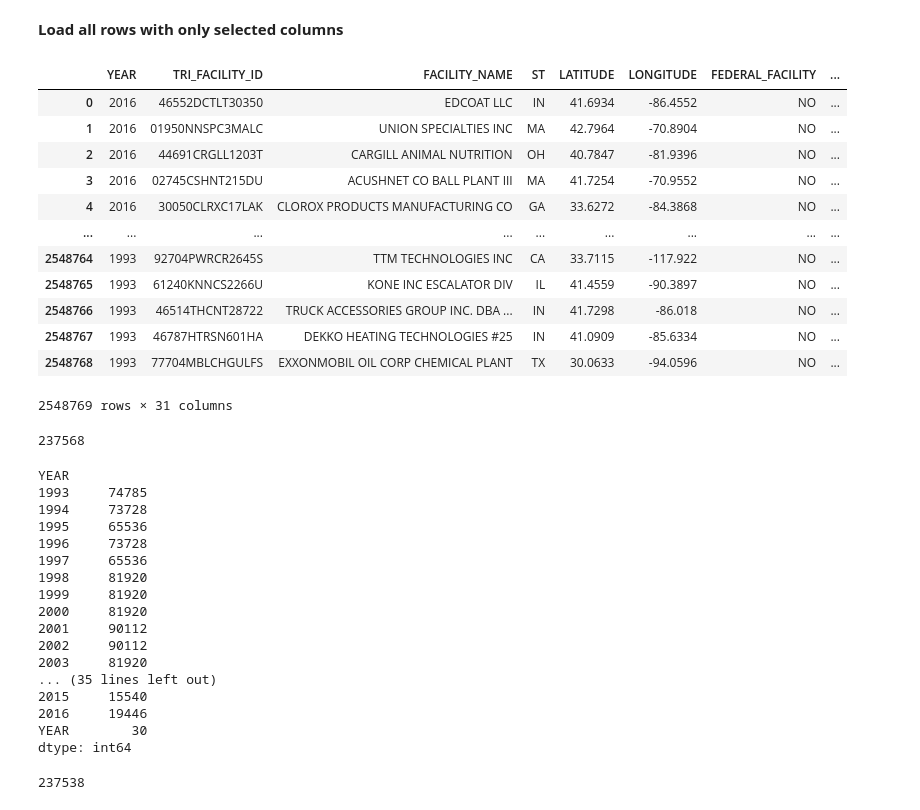
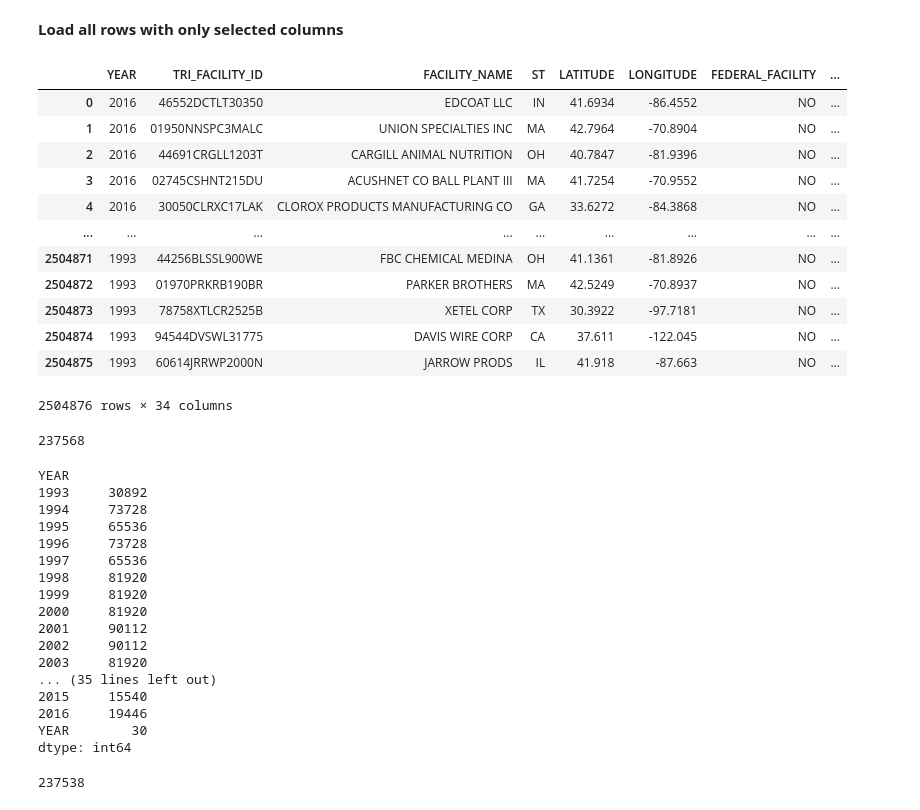
Before and after one commit to vinayakkini101/study-of-toxic-release-inventory, a Jupyter notebook: Toxic_Release_Inventory.ipynb, the cells around one changed output. Cells and saved outputs as stored; diff of their text form; code cells hidden in the pictures.

```diff
--- a/Toxic_Release_Inventory.ipynb
+++ b/Toxic_Release_Inventory.ipynb
@@ -29,31 +28,31 @@ Index(['6.2_M71', '6.2_M81', '6.2_M82', '6.2_M72', '6.2_M63', '6.2_M66',
 # %%
 import pandas as pd
 import numpy as np
 
 df = pd.read_csv('/content/drive/My Drive/255_Dataset/basic_data_files.csv'
                       , sep=','
                       , usecols=['YEAR', 'TRI_FACILITY_ID', 'FACILITY_NAME', 'LATITUDE', 'LONGITUDE','ST','FEDERAL_FACILITY',
                                  'INDUSTRY_SECTOR','CHEMICAL','CLEAR_AIR_ACT_CHEMICAL','CAS_#/COMPOUND_ID', 'CLASSIFICATION', 'METAL', 'METAL_CATEGORY',
                                  'CARCINOGEN','5.1_FUGITIVE_AIR', '5.2_STACK_AIR','5.3_WATER','5.4_UNDERGROUND','5.5.1_LANDFILLS',
                                  '5.5.2_LAND_TREATMENT','5.5.3_SURFACE_IMPOUNDMENT', '5.5.4_OTHER_DISPOSAL','ON-SITE_RELEASE_TOTAL','OFF-SITE_RELEASE_TOTAL',
-                                 'OFF-SITE_RECYCLED_TOTAL','OFF-SITE_RECOVERY_TOTAL','OFF-SITE_TREATED_TOTAL',
-                                 'TOTAL_RELEASES','PROD._WASTE_(8.1_THRU_8.7)','PARENT_COMPANY_NAME'],
-                 nrows = 2548769)
+                                 '8.4_RECYCLING_ON-SITE', ' 8.5_RECYCLING_OFF-SITE','8.6_TREATMENT_ON-SITE', '8.7_TREATMENT_OFF-SITE',
+                                 'OFF-SITE_RECOVERY_TOTAL','OFF-SITE_TREATED_TOTAL','TOTAL_RELEASES','PROD._WASTE_(8.1_THRU_8.7)','PARENT_COMPANY_NAME'],
+                 nrows = 2504876)
 df
 # %% [output]
 |  | YEAR | TRI_FACILITY_ID | FACILITY_NAME | ST | LATITUDE | LONGITUDE | FEDERAL_FACILITY | ... |
 | 0 | 2016 | 46552DCTLT30350 | EDCOAT LLC | IN | 41.6934 | -86.4552 | NO | ... |
 | 1 | 2016 | 01950NNSPC3MALC | UNION SPECIALTIES INC | MA | 42.7964 | -70.8904 | NO | ... |
 | 2 | 2016 | 44691CRGLL1203T | CARGILL ANIMAL NUTRITION | OH | 40.7847 | -81.9396 | NO | ... |
 | 3 | 2016 | 02745CSHNT215DU | ACUSHNET CO BALL PLANT III | MA | 41.7254 | -70.9552 | NO | ... |
 | 4 | 2016 | 30050CLRXC17LAK | CLOROX PRODUCTS MANUFACTURING CO | GA | 33.6272 | -84.3868 | NO | ... |
 | ... | ... | ... | ... | ... | ... | ... | ... | ... |
-| 2548764 | 1993 | 92704PWRCR2645S | TTM TECHNOLOGIES INC | CA | 33.7115 | -117.922 | NO | ... |
-| 2548765 | 1993 | 61240KNNCS2266U | KONE INC ESCALATOR DIV | IL | 41.4559 | -90.3897 | NO | ... |
-| 2548766 | 1993 | 46514THCNT28722 | TRUCK ACCESSORIES GROUP INC. DBA ... | IN | 41.7298 | -86.018 | NO | ... |
-| 2548767 | 1993 | 46787HTRSN601HA | DEKKO HEATING TECHNOLOGIES #25 | IN | 41.0909 | -85.6334 | NO | ... |
-| 2548768 | 1993 | 77704MBLCHGULFS | EXXONMOBIL OIL CORP CHEMICAL PLANT | TX | 30.0633 | -94.0596 | NO | ... |
+| 2504871 | 1993 | 44256BLSSL900WE | FBC CHEMICAL MEDINA | OH | 41.1361 | -81.8926 | NO | ... |
+| 2504872 | 1993 | 01970PRKRB190BR | PARKER BROTHERS | MA | 42.5249 | -70.8937 | NO | ... |
+| 2504873 | 1993 | 78758XTLCR2525B | XETEL CORP | TX | 30.3922 | -97.7181 | NO | ... |
+| 2504874 | 1993 | 94544DVSWL31775 | DAVIS WIRE CORP | CA | 37.611 | -122.045 | NO | ... |
+| 2504875 | 1993 | 60614JRRWP2000N | JARROW PRODS | IL | 41.918 | -87.663 | NO | ... |
-2548769 rows × 31 columns
+2504876 rows × 34 columns
 # %%
 #df[2548769:2549000]
 # %%
@@ -65,7 +64,7 @@ group_by_year = df.groupby(['YEAR'])
 group_by_year.size()
 # %% [output]
 YEAR
-1993     74785
+1993     30892
 1994     73728
 1995     65536
 1996     73728
```
Also changed, not shown: parts of 46 cells of this notebook.
